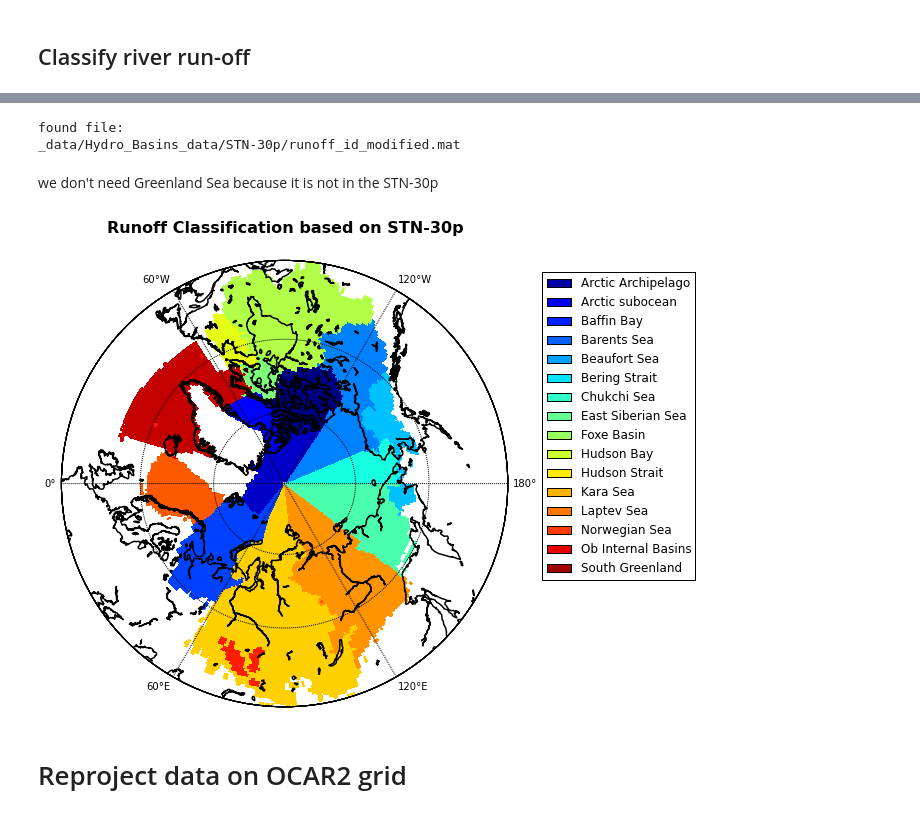
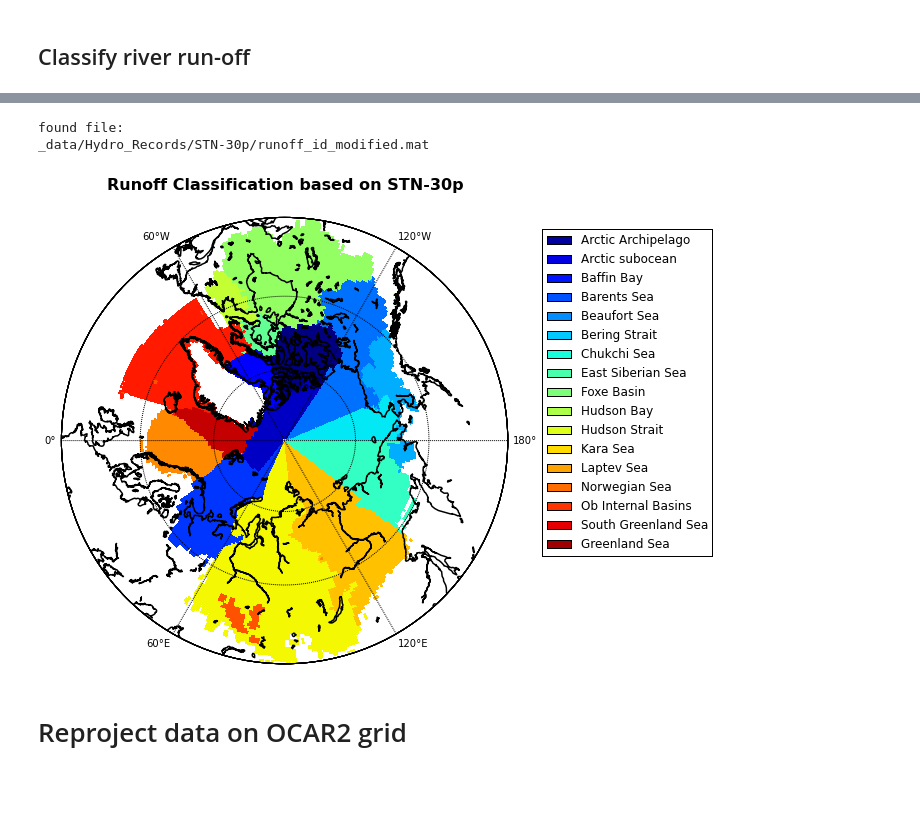
Before and after one commit to UBC-MOAD/ccar-modeling-nemo-tools, a Jupyter notebook: 06_STN-30p_Drainage_Basins.ipynb, the cells around one changed output, grey strips where cells are left out. Saved outputs shown, nothing was run; the diff lists cells and outputs as text; code cells hidden in the pictures; blank space fills up the shorter version.

```diff
--- a/06_STN-30p_Drainage_Basins.ipynb
+++ b/06_STN-30p_Drainage_Basins.ipynb
@@ -123,7 +125,7 @@ save STN-30p Arctic_LCT longitude latitude
 # %% [markdown]
 ## Visualization
 # %%
-STN_name=glob.glob('_data/Hydro_Basins_data/STN-30p/STN-30p.mat')
+STN_name=glob.glob('_data/Hydro_Records/STN-30p/STN-30p.mat')
 print("found file: \n{}".format(STN_name))
 STN_obj=scipy.io.loadmat(STN_name[0])
 # %% [output]
@@ -216,40 +216,36 @@ Here is the figure I used for as a reference *[Larmmers, 2001]*
 #rf_id=np.round(rf_id)
 #scipy.io.savemat('test', {'rf_id': rf_id, 'lat': lat, 'lon': lon})
 # %%
-rf_name=glob.glob('_data/Hydro_Basins_data/STN-30p/runoff_id_modified.mat')
+rf_name=glob.glob('_data/Hydro_Records/STN-30p/runoff_id_modified.mat')
 print("found file: \n{}".format(rf_name[0]))
 rf_obj=scipy.io.loadmat(rf_name[0])
 # %% [output]
 found file:
-_data/Hydro_Basins_data/STN-30p/runoff_id_modified.mat
+_data/Hydro_Records/STN-30p/runoff_id_modified.mat
 # %%
 rf_id=rf_obj['rf_id']
 rf_lon=rf_obj['lon']
 rf_lat=rf_obj['lat']
-# %% [markdown]
-we don't need Greenland Sea because it is not in the STN-30p
-# %%
-rf_id[rf_id==17]=np.nan # <----- !
 # %%
 #
 CMap=plt.cm.jet #cm.GMT_seis_r
 var_name='Runoff Classification'
-clev=[1, 2, 3, 4, 5, 6, 7, 8, 9, 10, 11, 12, 13, 14, 15, 16, 17]
+clev=[1, 2, 3, 4, 5, 6, 7, 8, 9, 10, 11, 12, 13, 14, 15, 16, 17, 18]
 rf_id_masked=np.ma.masked_where(np.isnan(rf_id), rf_id)
 #
 fig, ax, proj = Nts.plot_Arctic_LandCover(rf_lon, rf_lat, 45, rf_id_masked, clev, CMap, var_name)
 #
 parallels=np.arange(-90, 90, 15)
 meridians=np.arange(0, 360, 60)
 proj.drawparallels(parallels, labels=[0, 0, 0, 0], latmax=90)
 proj.drawmeridians(meridians, labels=[0, 0, 0, 0], latmax=90)
 #
 title='Runoff Classification based on STN-30p'
 ax.set_title(title, fontsize=16, fontweight='bold', y=1.05)
 fig.set_size_inches(8, 8)
 fig.canvas.draw()
 # %% [output]
-[figure, old version]
+[figure, new version]
 # %% [markdown]
 # Reproject data on OCAR2 grid
 # %% [markdown]
```
Also changed, not shown: parts of 7 cells of this notebook, 2 other files.
